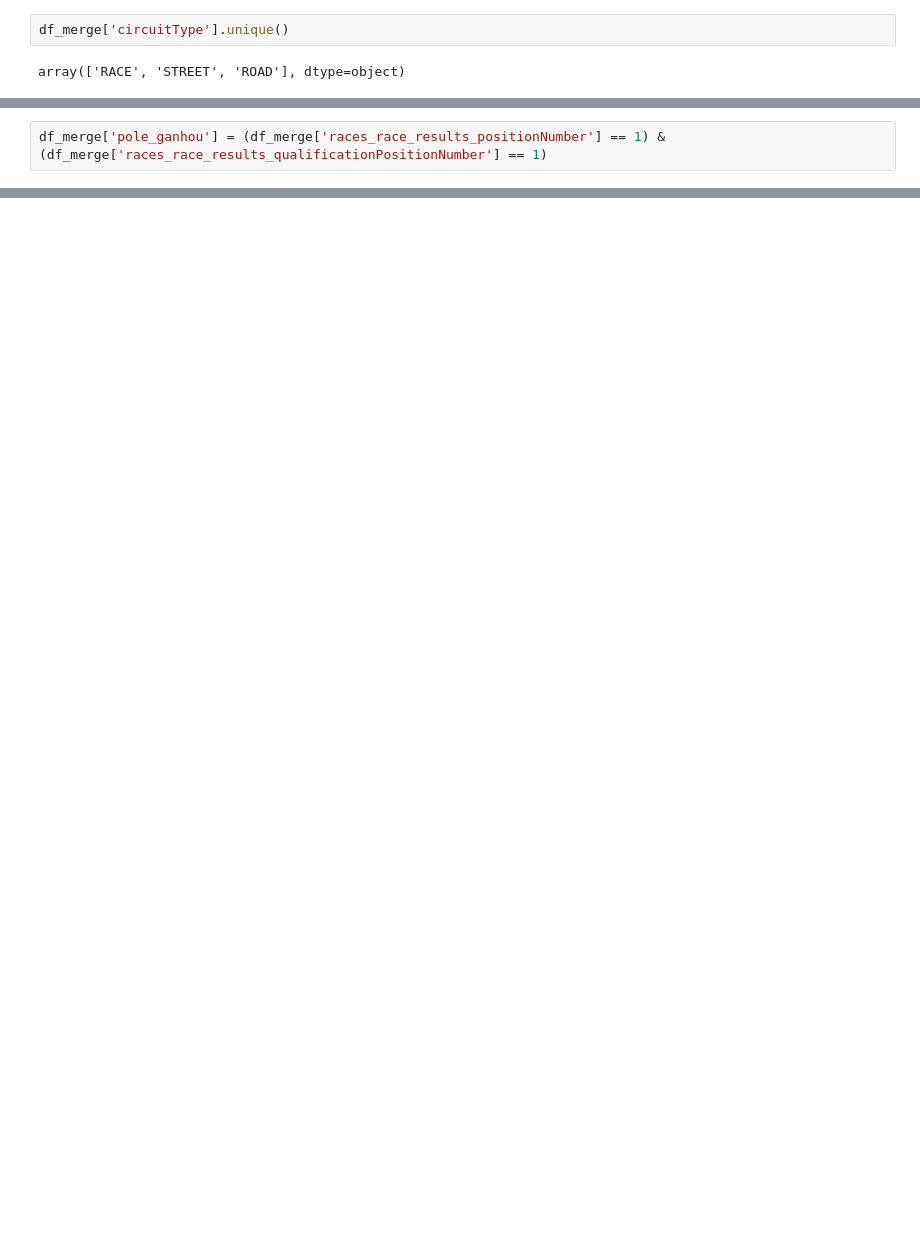
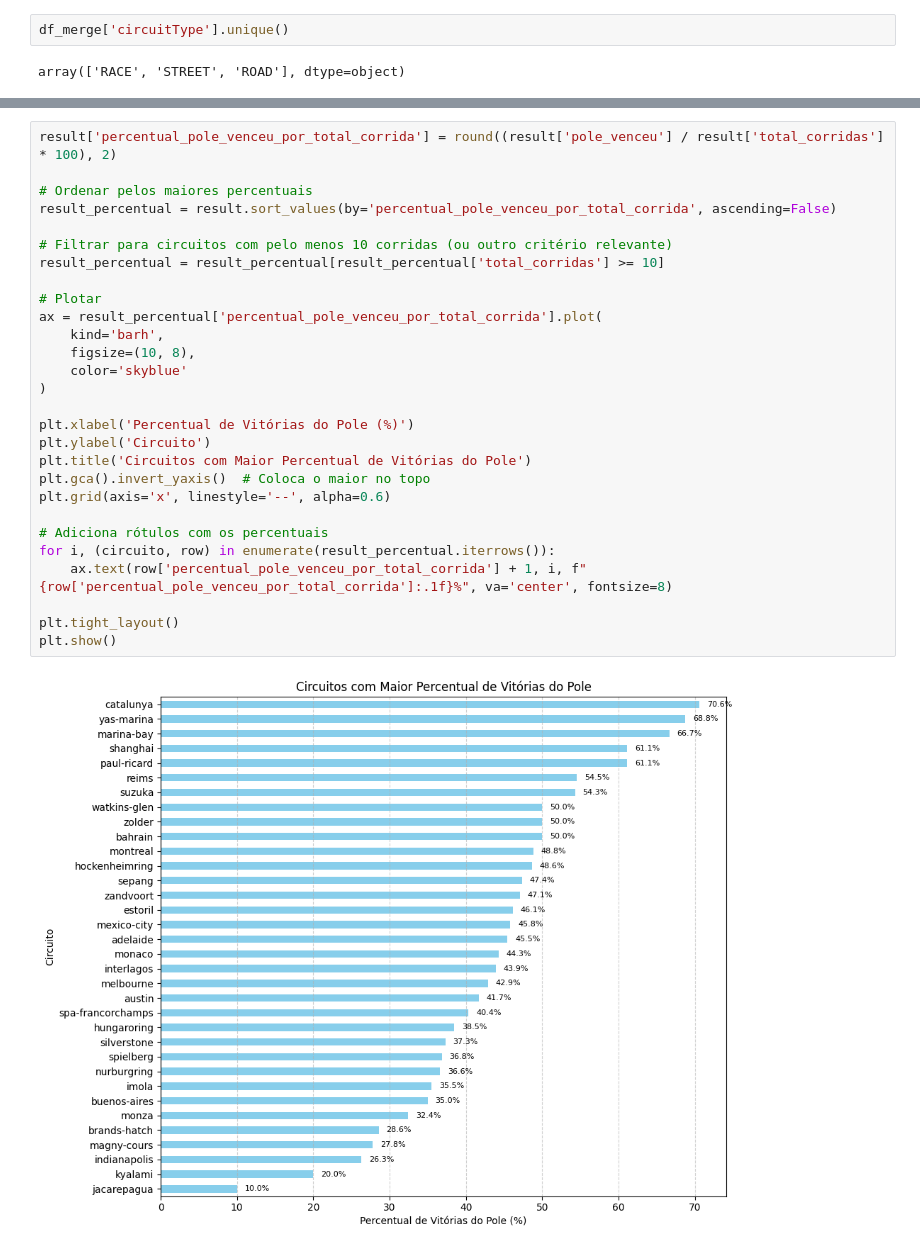
Before and after one commit to barbozasjulia/mineracao-dados-projeto-ufpe, a Jupyter notebook: data_preparation.ipynb, the cells around one changed output, grey strips where cells are left out. Cells and saved outputs as stored; diff of their text form; blank space fills up the shorter version.

```diff
--- a/data_preparation.ipynb
+++ b/data_preparation.ipynb
@@ -553,2 +136,0 @@ len(df_merge[(df_merge['races_race_results_positionNumber'] == 1) & (df_merge['r
-# %%
-df_merge['pole_ganhou'] = (df_merge['races_race_results_positionNumber'] == 1) & (df_merge['races_race_results_qualificationPositionNumber'] == 1)
@@ -806,0 +360,30 @@ df_merge.head()
+# %%
+result['percentual_pole_venceu_por_total_corrida'] = round((result['pole_venceu'] / result['total_corridas'] * 100), 2)
+
+# Ordenar pelos maiores percentuais
+result_percentual = result.sort_values(by='percentual_pole_venceu_por_total_corrida', ascending=False)
+
+# Filtrar para circuitos com pelo menos 10 corridas (ou outro critério relevante)
+result_percentual = result_percentual[result_percentual['total_corridas'] >= 10]
+
+# Plotar
+ax = result_percentual['percentual_pole_venceu_por_total_corrida'].plot(
+    kind='barh',
+    figsize=(10, 8),
+    color='skyblue'
+)
+
+plt.xlabel('Percentual de Vitórias do Pole (%)')
+plt.ylabel('Circuito')
+plt.title('Circuitos com Maior Percentual de Vitórias do Pole')
+plt.gca().invert_yaxis()  # Coloca o maior no topo
+plt.grid(axis='x', linestyle='--', alpha=0.6)
+
+# Adiciona rótulos com os percentuais
+for i, (circuito, row) in enumerate(result_percentual.iterrows()):
+    ax.text(row['percentual_pole_venceu_por_total_corrida'] + 1, i, f"{row['percentual_pole_venceu_por_total_corrida']:.1f}%", va='center', fontsize=8)
+
+plt.tight_layout()
+plt.show()
+# %% [output]
+[figure, added]
```
Also changed, not shown: parts of 78 cells of this notebook.
